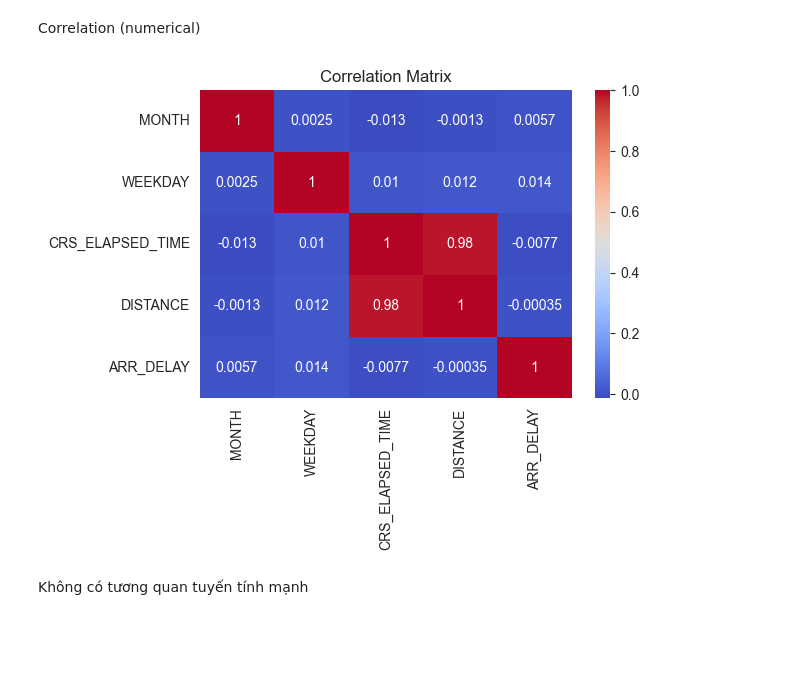
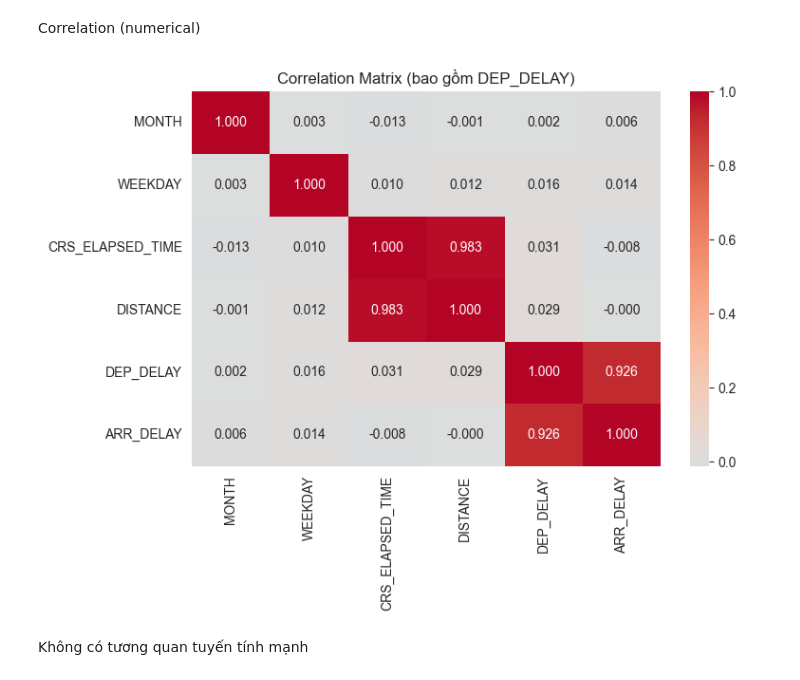
Before and after one commit to MinhPhi2504/IE313.Q12, a Jupyter notebook: flight.ipynb, the cells around one changed output. Cells and saved outputs as stored; diff of their text form; code cells hidden in the pictures; blank space fills up the shorter version.

```diff
--- a/flight.ipynb
+++ b/flight.ipynb
@@ -248,7 +250,8 @@ id_redundant_cols = [
 
 df = df.drop(columns=id_redundant_cols, errors='ignore')
 # %%
-df = df.dropna(subset=["ARR_DELAY"]) #biến mục tiêu quan trọng
+# Xóa các dòng thiếu ARR_DELAY và DEP_DELAY (các biến quan trọng)
+df = df.dropna(subset=["ARR_DELAY", "DEP_DELAY"])
 # %%
 df.isna().sum().sort_values(ascending=False)
 # %% [output]
@@ -844,18 +1005,20 @@ Bay xa → delay “ít nghiêm trọng hơn”
 # %% [markdown]
 Correlation (numerical)
 # %%
+# Thêm DEP_DELAY vào ma trận tương quan
 num_cols = [
     "MONTH", "WEEKDAY",
     "CRS_ELAPSED_TIME", "DISTANCE",
-    "ARR_DELAY"
+    "DEP_DELAY", "ARR_DELAY"
 ]
 
-plt.figure(figsize=(6,4))
-sns.heatmap(df[num_cols].corr(), annot=True, cmap="coolwarm")
-plt.title("Correlation Matrix")
+plt.figure(figsize=(8,6))
+sns.heatmap(df[num_cols].corr(), annot=True, cmap="coolwarm", center=0, fmt='.3f')
+plt.title("Correlation Matrix (bao gồm DEP_DELAY)")
+plt.tight_layout()
 plt.show()
 # %% [output]
-[figure, old version]
+[figure, new version]
 # %% [markdown]
 Không có tương quan tuyến tính mạnh
 # %% [markdown]
```
Also changed, not shown: parts of 46 cells of this notebook.
